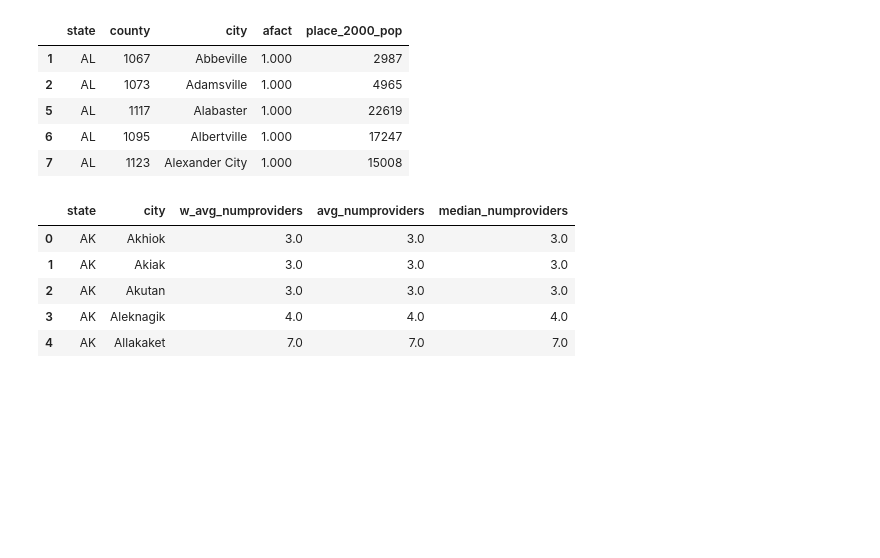
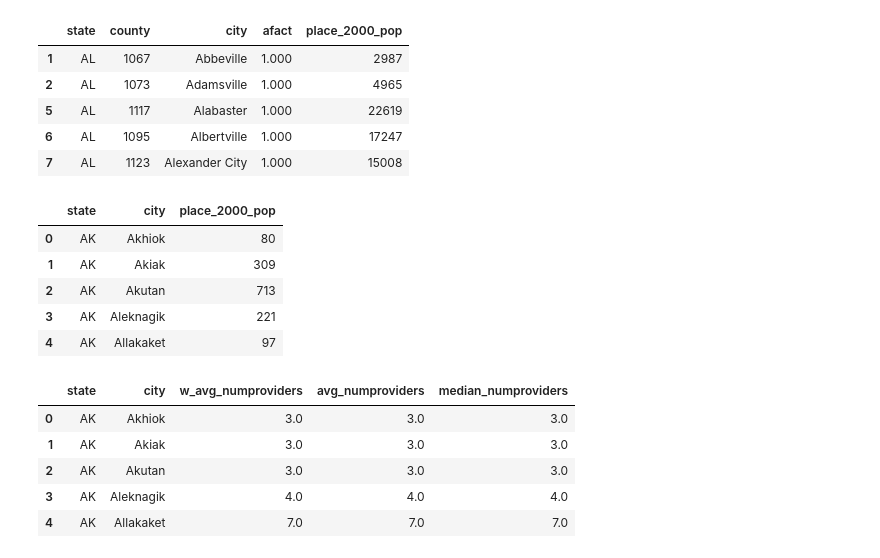
Before and after one commit to derrickchoe/remote_broadband, a Jupyter notebook: merge_broadband_remote.ipynb, the cells around one changed output. Drawn from its saved outputs; the diff is of its cells as text; code cells hidden in the pictures; blank space fills up the shorter version.

```diff
--- a/merge_broadband_remote.ipynb
+++ b/merge_broadband_remote.ipynb
@@ -25,6 +25,17 @@ xwalk.head(5)
 | 5 | AL | 1117 | Alabaster | 1.000 | 22619 |
 | 6 | AL | 1095 | Albertville | 1.000 | 17247 |
 | 7 | AL | 1123 | Alexander City | 1.000 | 15008 |
+# %%
+# population crosswalk
+xwalk_pop = xwalk.groupby(['state', 'city'])['place_2000_pop'].sum().reset_index()
+xwalk_pop.head(5)
+# %% [output]
+|  | state | city | place_2000_pop |
+| 0 | AK | Akhiok | 80 |
+| 1 | AK | Akiak | 309 |
+| 2 | AK | Akutan | 713 |
+| 3 | AK | Aleknagik | 221 |
+| 4 | AK | Allakaket | 97 |
 # %%
 # FCC data via Tedi-- thank you!
 fccraw = pd.read_stata('data/US_2018_county.dta')
```
Also changed, not shown: parts of 1 cell of this notebook, 1 other file.
